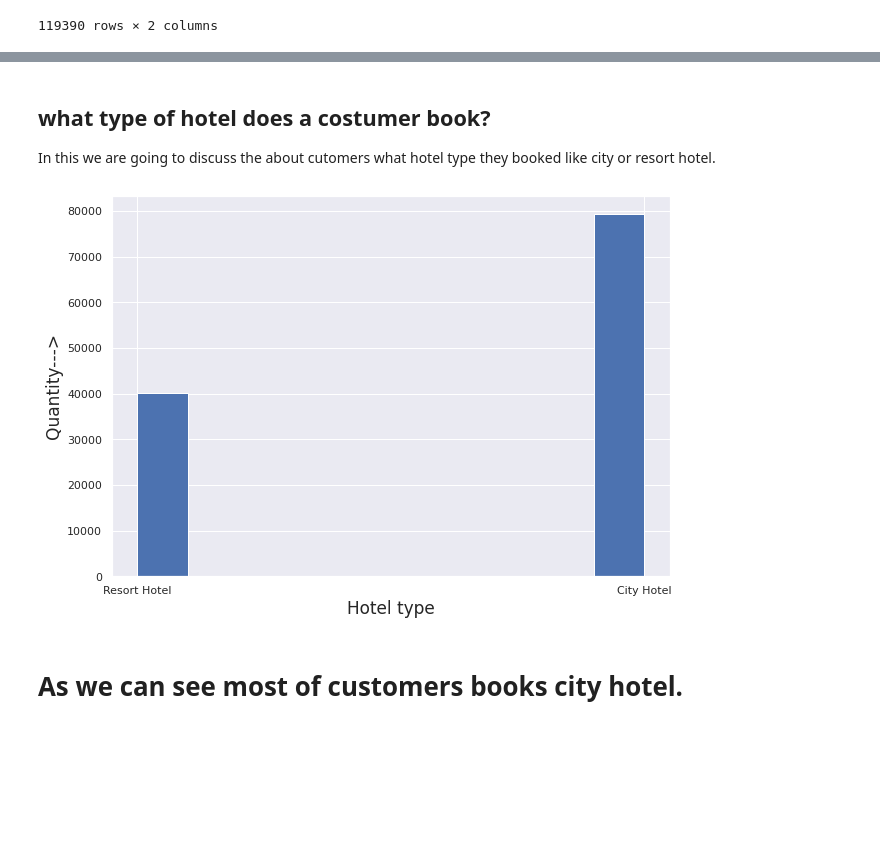
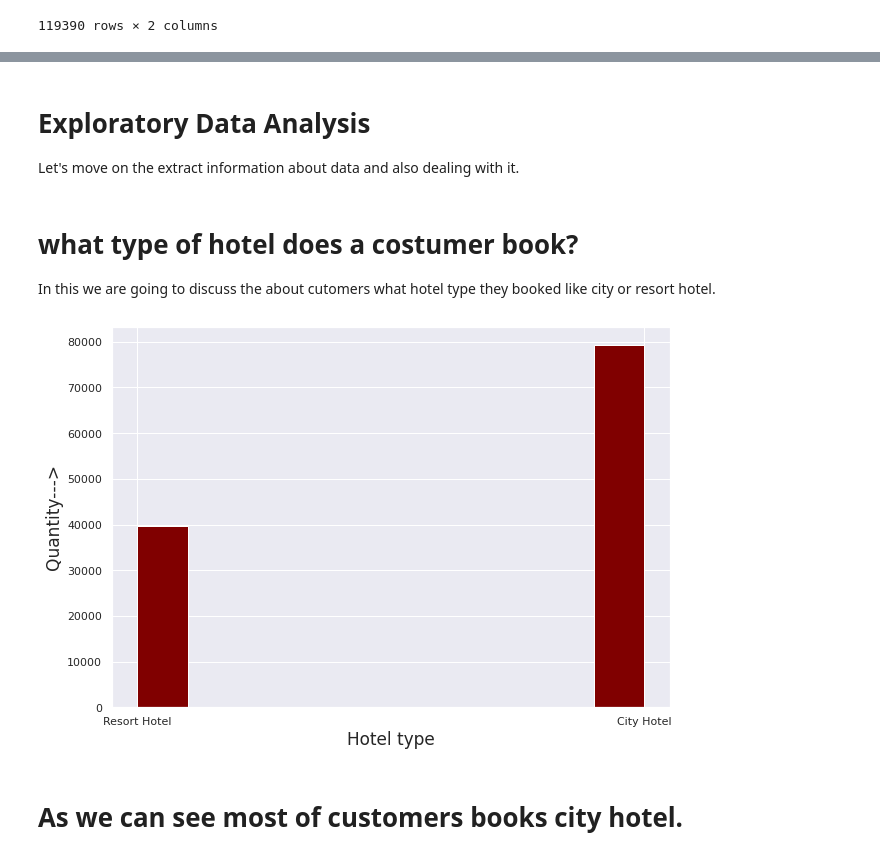
Before and after one commit to anasjy/Hotel-Booking-Analysis, a Jupyter notebook: Hotel_Booking_Analysis_Capstone_project.ipynb, the cells around one changed output, grey strips where cells are left out. Cells and saved outputs as stored; diff of their text form; code cells hidden in the pictures; blank space fills up the shorter version.

Commit message:
seventh commit of hotel booking

```diff
--- a/Hotel_Booking_Analysis_Capstone_project.ipynb
+++ b/Hotel_Booking_Analysis_Capstone_project.ipynb
@@ -221,0 +229,2 @@ df_null
+# %%
+hotel_inf=hotel_inf.dropna(axis=0)
@@ -222,16 +256,19 @@ df_null
+# %% [markdown]
+# **Exploratory Data Analysis**
+Let's move on the extract information about data and also dealing with it.
 # %% [markdown]
-## what type of hotel does a costumer book?
+# **what type of hotel does a costumer book?**
 
 In this we are going to discuss the about cutomers what hotel type they booked like city or resort hotel.
 # %%
 #this plot describe us hotel types and customers booking
 fig, ht=plt.subplots(figsize=(10,7))
-ht.hist(hotel_inf['hotel'])
+ht.hist(hotel_inf['hotel'],color='maroon')
 #this is how we can file the size of plot
 ht.set_xlabel('Hotel type',fontsize=17)
 ht.set_ylabel('Quantity--->',fontsize=17)
 plt.show()
 # %% [output]
-[figure, old version]
+[figure, new version]
 # %% [markdown]
 # As we can see most of customers books city hotel.
```
Also changed, not shown: parts of 20 cells of this notebook.
